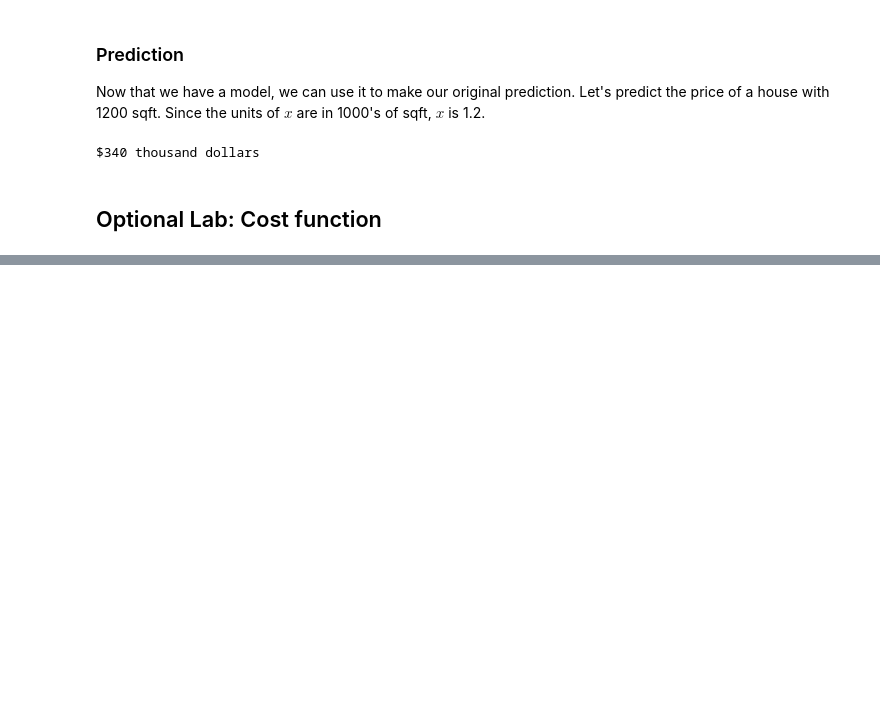
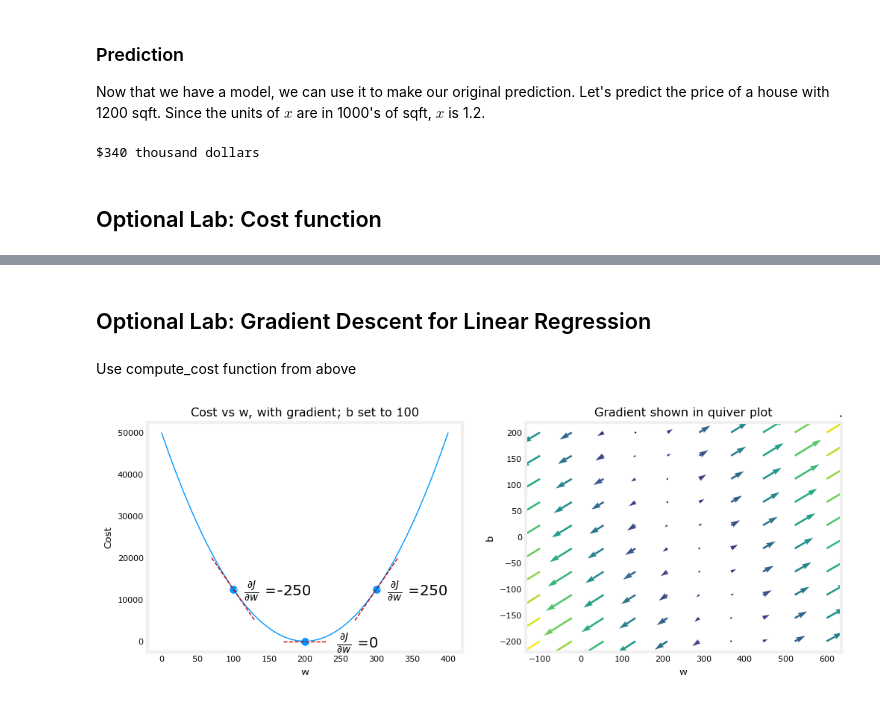
Before and after one commit to aef1004/ml_specialization, a Jupyter notebook: week1_regression.ipynb, the cells around one changed output, grey strips where cells are left out. Cells and saved outputs as stored; diff of their text form; code cells hidden in the pictures; blank space fills up the shorter version.

Commit message:
complete week 1 - gradient descent

```diff
--- a/week1_regression.ipynb
+++ b/week1_regression.ipynb
@@ -202,3 +205,50 @@ def compute_cost(x, y, w, b):
     total_cost = (1 / (2 * m)) * cost_sum
 
     return total_cost
+# %% [markdown]
+## Optional Lab: Gradient Descent for Linear Regression
+# %%
+import math, copy
+import numpy as np
+import matplotlib.pyplot as plt
+plt.style.use('/Users/amyfox/Python/ml_specialization/deeplearning.mplstyle')
+from lab_utils_uni import plt_house_x, plt_contour_wgrad, plt_divergence, plt_gradients
+# %%
+# Load our data set
+x_train = np.array([1.0, 2.0])   #features
+y_train = np.array([300.0, 500.0])   #target value
+# %% [markdown]
+Use compute_cost function from above
+# %%
+def compute_gradient(x, y, w, b):
+    """
+    Computes the gradient for linear regression
+    Args:
+      x (ndarray (m,)): Data, m examples
+      y (ndarray (m,)): target values
+      w,b (scalar)    : model parameters
+    Returns
+      dj_dw (scalar): The gradient of the cost w.r.t. the parameters w
+      dj_db (scalar): The gradient of the cost w.r.t. the parameter b
+     """
+
+    # Number of training examples
+    m = x.shape[0]
+    dj_dw = 0
+    dj_db = 0
+
+    for i in range(m):
+        f_wb = w * x[i] + b
+        dj_dw_i = (f_wb - y[i]) * x[i]
+        dj_db_i = f_wb - y[i]
+        dj_db += dj_db_i
+        dj_dw += dj_dw_i
+    dj_dw = dj_dw / m
+    dj_db = dj_db / m
+
+    return dj_dw, dj_db
+# %%
+plt_gradients(x_train,y_train, compute_cost, compute_gradient)
+plt.show()
+# %% [output]
+[figure, added]
```
Also changed, not shown: parts of 10 cells of this notebook, 1 other file.
